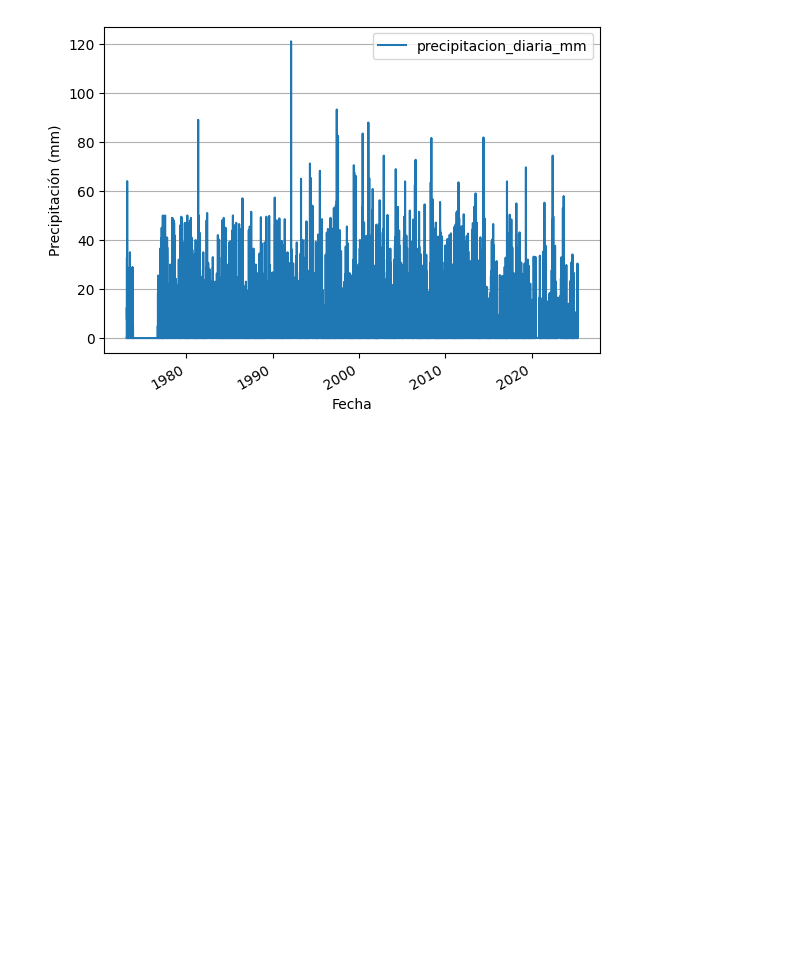
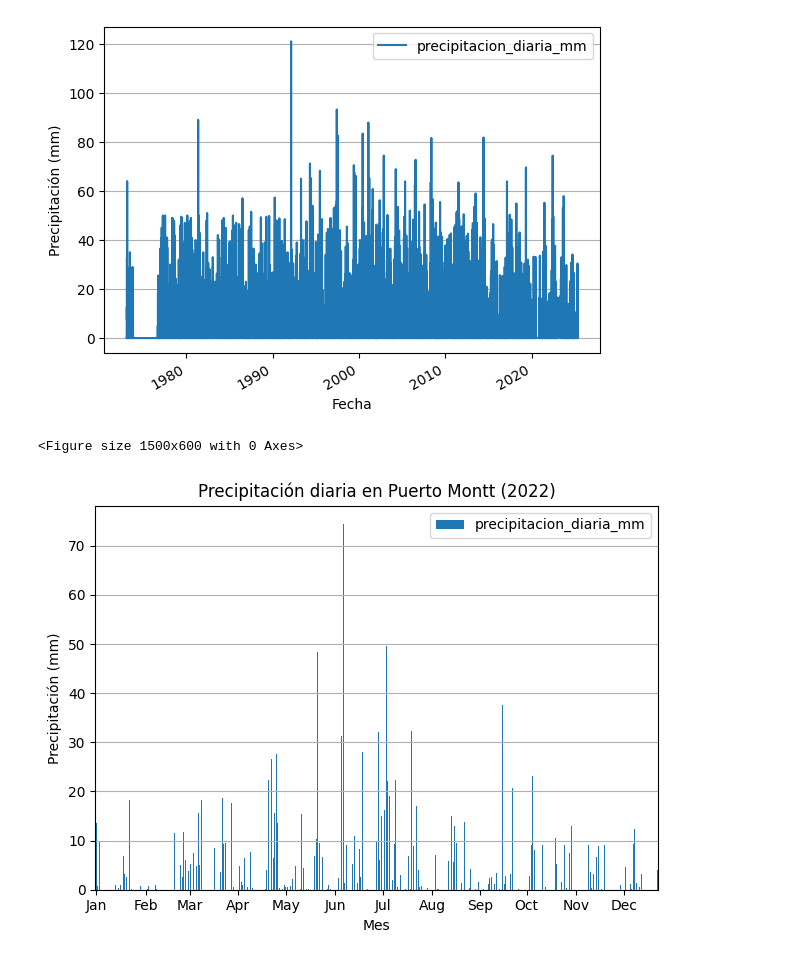
Before and after one commit to matiasalz/RIO-ITATA, a Jupyter notebook: 03_Precipitación.ipynb, the cells around one changed output. Saved outputs shown, nothing was run; the diff lists cells and outputs as text; code cells hidden in the pictures; blank space fills up the shorter version.

```diff
--- a/03_Precipitación.ipynb
+++ b/03_Precipitación.ipynb
@@ -172,3 +171,24 @@ plt.show()
 # %% [output]
 <Figure size 1200x500 with 0 Axes>
 [figure]
+# %%
+
+plt.figure(figsize=(15,6))
+data_to_plot = PMontt.loc["2022"]
+ax = data_to_plot.plot(kind="bar")
+# Etiquetas
+plt.xlabel("Mes")
+plt.ylabel("Precipitación (mm)")
+plt.title("Precipitación diaria en Puerto Montt (2022)")
+# Mostrar solo un label por mes
+dates = data_to_plot.index
+month_positions = [i for i, d in enumerate(dates) if d.day == 1]
+month_labels = [d.strftime('%b') for d in dates if d.day == 1]  # Ene, Feb, Mar...
+ax.set_xticks(month_positions)
+ax.set_xticklabels(month_labels, rotation=0)
+plt.grid(axis="y")
+plt.tight_layout()
+plt.show()
+# %% [output]
+<Figure size 1500x600 with 0 Axes>
+[figure, added]
```
Also changed, not shown: parts of 6 cells of this notebook.
